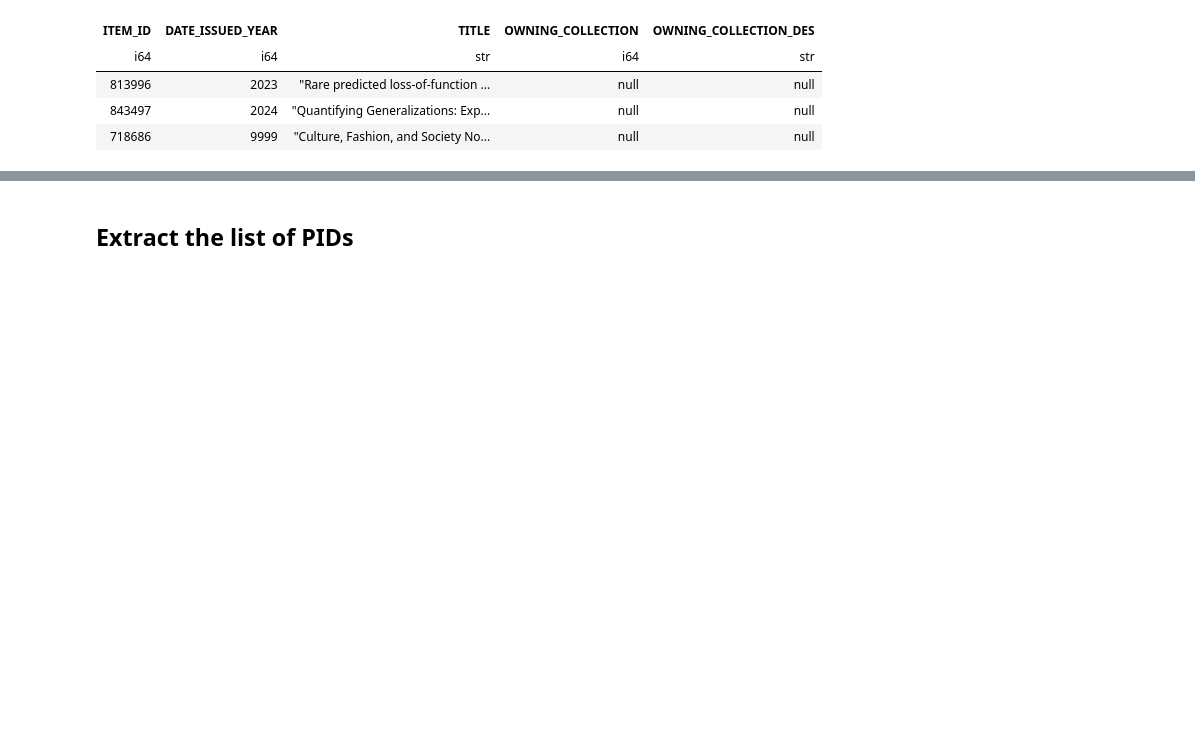
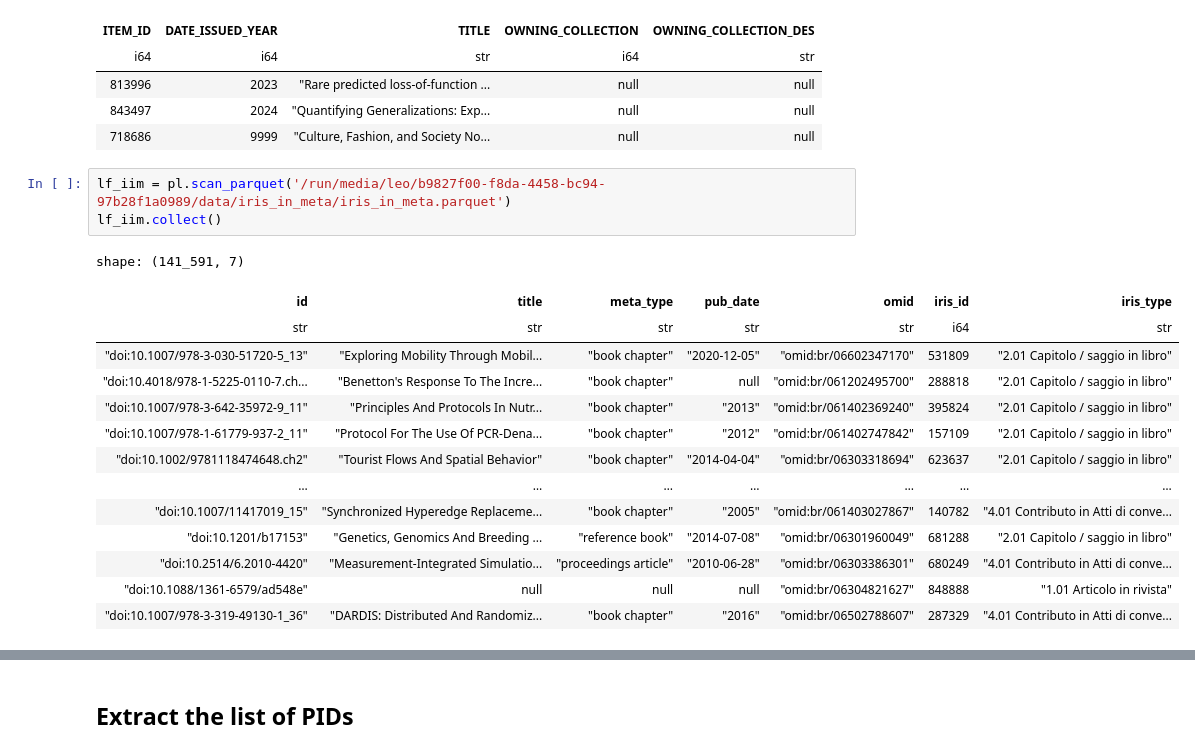
Before and after one commit to open-sci/2023-2024-atreides-code, a Jupyter notebook: notebooks/workflow.ipynb, the cells around one changed output, grey strips where cells are left out. Drawn from its saved outputs; the diff is of its cells as text; blank space fills up the shorter version.

```diff
--- a/notebooks/workflow.ipynb
+++ b/notebooks/workflow.ipynb
@@ -80,3 +74,21 @@ shape: (3, 5)
 | 813996 | 2023 | "Rare predicted loss-of-function ... | null | null |
 | 843497 | 2024 | "Quantifying Generalizations: Exp... | null | null |
 | 718686 | 9999 | "Culture, Fashion, and Society No... | null | null |
+# %%
+lf_iim = pl.scan_parquet('/run/media/leo/b9827f00-f8da-4458-bc94-97b28f1a0989/data/iris_in_meta/iris_in_meta.parquet')
+lf_iim.collect()
+# %% [output]
+shape: (141_591, 7)
+| id | title | meta_type | pub_date | omid | iris_id | iris_type |
+| str | str | str | str | str | i64 | str |
+| "doi:10.1007/978-3-030-51720-5_13" | "Exploring Mobility Through Mobil... | "book chapter" | "2020-12-05" | "omid:br/06602347170" | 531809 | "2.01 Capitolo / saggio in libro" |
+| "doi:10.4018/978-1-5225-0110-7.ch... | "Benetton's Response To The Incre... | "book chapter" | null | "omid:br/061202495700" | 288818 | "2.01 Capitolo / saggio in libro" |
+| "doi:10.1007/978-3-642-35972-9_11" | "Principles And Protocols In Nutr... | "book chapter" | "2013" | "omid:br/061402369240" | 395824 | "2.01 Capitolo / saggio in libro" |
+| "doi:10.1007/978-1-61779-937-2_11" | "Protocol For The Use Of PCR-Dena... | "book chapter" | "2012" | "omid:br/061402747842" | 157109 | "2.01 Capitolo / saggio in libro" |
+| "doi:10.1002/9781118474648.ch2" | "Tourist Flows And Spatial Behavior" | "book chapter" | "2014-04-04" | "omid:br/06303318694" | 623637 | "2.01 Capitolo / saggio in libro" |
+| … | … | … | … | … | … | … |
+| "doi:10.1007/11417019_15" | "Synchronized Hyperedge Replaceme... | "book chapter" | "2005" | "omid:br/061403027867" | 140782 | "4.01 Contributo in Atti di conve... |
+| "doi:10.1201/b17153" | "Genetics, Genomics And Breeding ... | "reference book" | "2014-07-08" | "omid:br/06301960049" | 681288 | "2.01 Capitolo / saggio in libro" |
+| "doi:10.2514/6.2010-4420" | "Measurement-Integrated Simulatio... | "proceedings article" | "2010-06-28" | "omid:br/06303386301" | 680249 | "4.01 Contributo in Atti di conve... |
+| "doi:10.1088/1361-6579/ad548e" | null | null | null | "omid:br/06304821627" | 848888 | "1.01 Articolo in rivista" |
+| "doi:10.1007/978-3-319-49130-1_36" | "DARDIS: Distributed And Randomiz... | "book chapter" | "2016" | "omid:br/06502788607" | 287329 | "4.01 Contributo in Atti di conve... |
```
Also changed, not shown: parts of 2 cells of this notebook, 6 other files.
